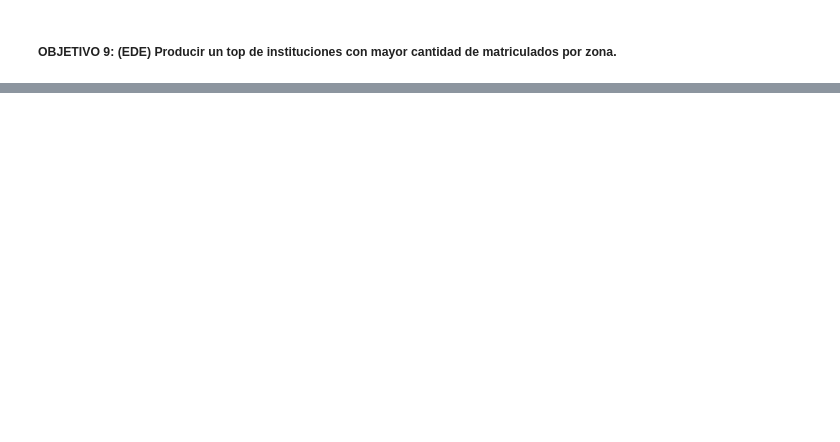
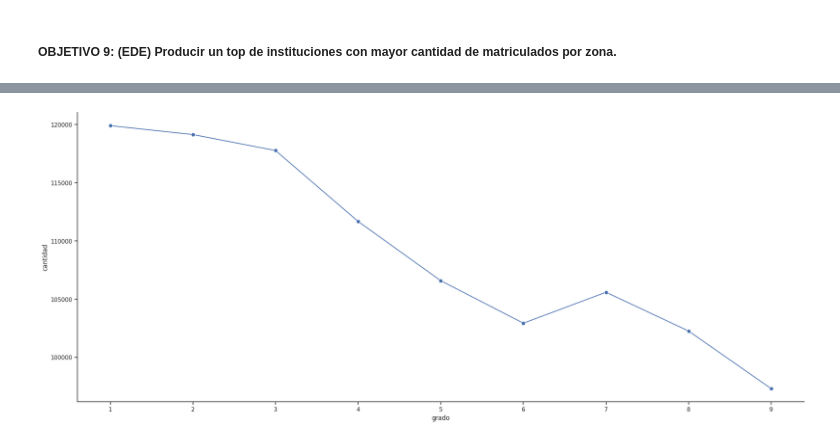
Before and after one commit to richardchena/diplomado_python, a Jupyter notebook: proyecto_final.ipynb, the cells around one changed output, grey strips where cells are left out. Saved outputs shown, nothing was run; the diff lists cells and outputs as text; code cells hidden in the pictures; blank space fills up the shorter version.

```diff
--- a/proyecto_final.ipynb
+++ b/proyecto_final.ipynb
@@ -643,0 +662,20 @@ plt.show()
+# %%
+#Regresion
+#a mayor o menor grado, mas o menos incriptos
+
+from sklearn.linear_model import LinearRegression
+
+
+df_totales_grado = df_totales_grado.rename(columns={'tipo':'grado'})
+df_totales_grado['grado'] = df_totales_grado['grado'].str[0]
+explicativa = df_totales_grado[['grado']]
+objetivo = df_totales_grado['cantidad']
+
+model = LinearRegression()
+model.fit(X=explicativa, y=objetivo)
+model.__dict__
+
+sns.lineplot(x='grado', y='cantidad', data=df_totales_grado, marker='.', markersize=15)
+plt.show()
+# %% [output]
+[figure, added]
```
Also changed, not shown: parts of 12 cells of this notebook, 4 other files.
